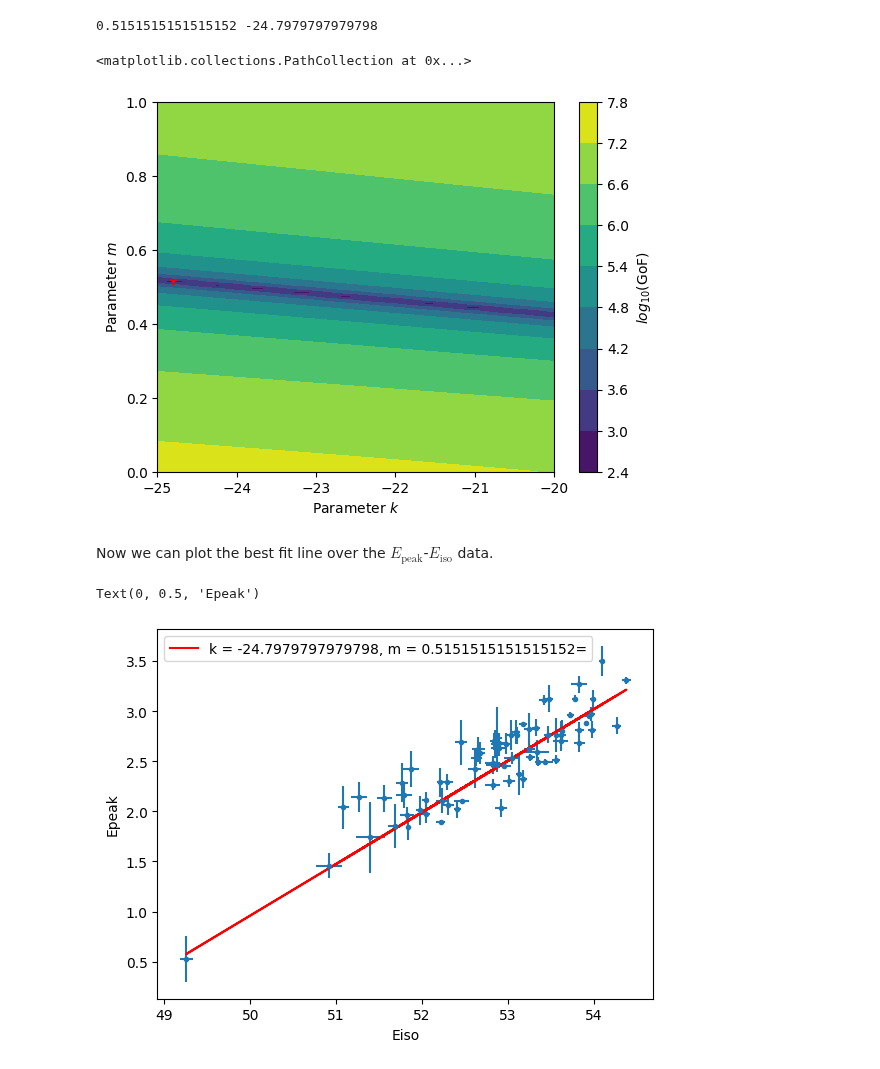
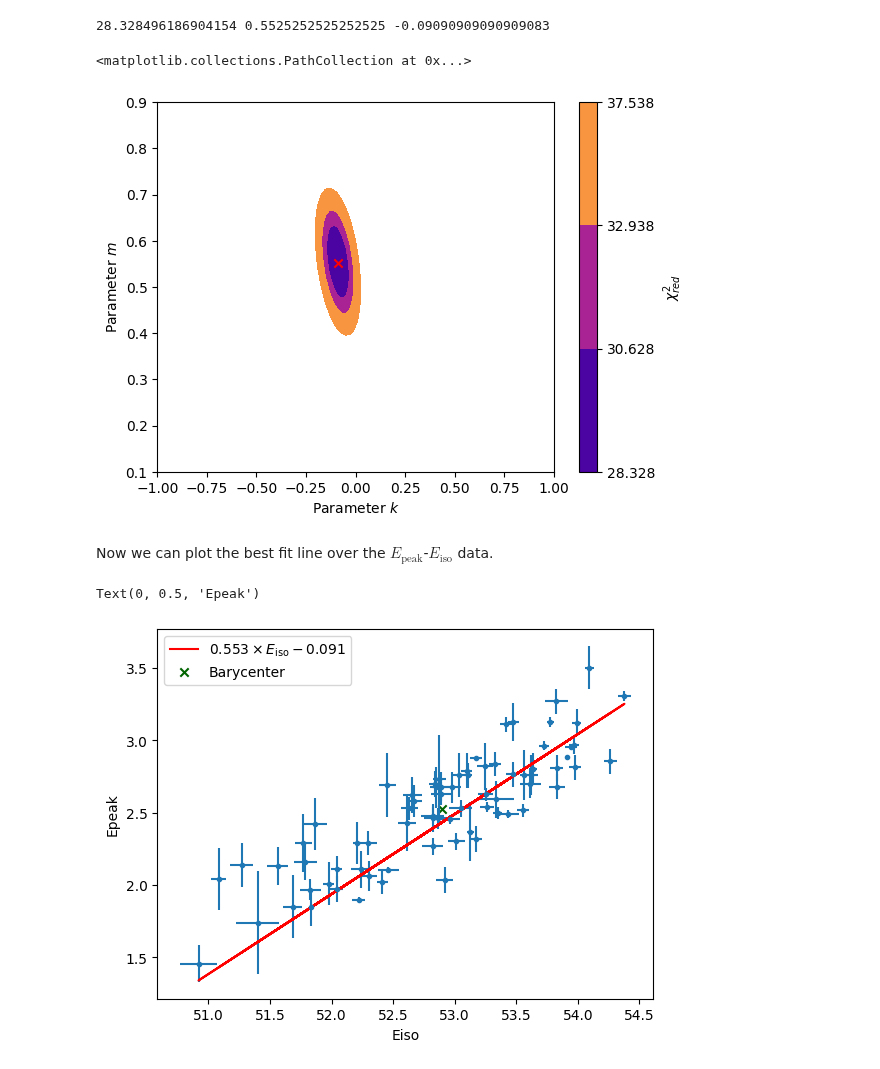
Before and after one commit to joanalnu/OAB-INAF, a Jupyter notebook: Epeak_Eiso_errors.ipynb, the cells around one changed output. Drawn from its saved outputs; the diff is of its cells as text; code cells hidden in the pictures.

Commit message:
update the explanation cells and code with only y-axis error approach, with sigma contours and implement the barycenter methodgit add Epeak_Eiso_errors.ipynbgit add Epeak_Eiso_errors.ipynb

```diff
--- a/Epeak_Eiso_errors.ipynb
+++ b/Epeak_Eiso_errors.ipynb
@@ -30,7 +33,7 @@ Now, by assuming that the errors are small (in comparison with the distance betw
 Epeak = np.log10(df['Epeak']) # keV
 Epeak_err = df['Epeak_err'] / (df['Epeak'] * np.log(10)) # correct error propagation
 
-Eiso = np.log10(get_float(df['Eiso'])) # ergs
+Eiso = np.log10(df['Eiso']) # ergs
 Eiso_err = df['Eiso_err'] / (df['Eiso'] * np.log(10))
 # %%
 plt.figure()
@@ -74,38 +94,51 @@ def gof(m,k,x=Eiso,y=Epeak,x_err=Eiso_err,y_err=Epeak_err):
+# %%
+k = np.linspace(-1.,1.,100) # using barycenter as origin of coordinates
+m = np.linspace(.1,.9,100) # slope of power-law must be positive (approximated with figure)
+
+# ensuring all data are defined as NumPy arrays
+Epeak = np.array(Epeak)
+Epeak_err = np.array(Epeak_err)
+Eiso = np.array(Eiso)
+Eiso_err = np.array(Eiso_err)
+
+# compute the barycenter of the data and correcting the coordinates of the data points
+xcm = np.sum(Eiso)/len(Eiso)
+ycm = np.sum(Epeak)/len(Epeak)
+Eiso_bc = Eiso-xcm
+Epeak_bc = Epeak-ycm
 # %%
-k = np.linspace(-25.,-20.,100) # inferred from previous scatter plot
-m = np.linspace(.0,1.,100) # slope of power-law must be positive
+G = np.zeros([len(m), len(k)])
+for i in range(len(m)):
+    for j in range(len(k)):
+        G[i,j] = reduced_chi_squared(m[i], k[j], x=Eiso_bc, y=Epeak_bc)
 
-G = np.zeros([len(m), len(k)])
-for i in range(len(k)):
-    for j in range(len(k)):
-        G[i][j] = gof(m[i],k[j])
+# extract best fit parameters
+minimum_chi_squared = np.min(G)
+m_index, k_index = np.unravel_index(np.argmin(G), G.shape)
+m_fit, k_fit = m[m_index], k[k_index]
+print(minimum_chi_squared, m_fit, k_fit)
+# %% [output]
+28.328496186904154 0.5525252525252525 -0.09090909090909083
 # %%
-# extract best fit parameters
-best_fit = np.argmin(G)
-m_index, k_index = np.unravel_index(best_fit, G.shape)
-m_fit, k_fit = m[m_index], k[k_index]
-print(m_fit, k_fit)
+plt.figure()
+plt.contourf(k, m, G, levels=[minimum_chi_squared, minimum_chi_squared + 2.3, minimum_chi_squared + 4.61, minimum_chi_squared + 9.21], cmap='plasma')
+plt.colorbar(label=r'$\chi_{red}^2$')
 
-plt.figure()
-plt.contourf(k,m,np.log10(G))
-plt.colorbar(label=r'$log_{10}(\text{GoF})$')
 plt.xlabel(r'Parameter $k$')
 plt.ylabel(r'Parameter $m$')
-plt.scatter(k_fit, m_fit, marker='1', c='r')
+plt.scatter(k_fit, m_fit, marker='x', c='r')
 # %% [output]
-0.5151515151515152 -24.7979797979798
+<matplotlib.collections.PathCollection at 0x...>
-<matplotlib.collections.PathCollection at 0x...>
-[figure, old version]
+[figure, new version]
 # %% [markdown]
 Now we can plot the best fit line over the $E_\text{peak}$-$E_\text{iso}$ data.
 # %%
 plt.figure()
 plt.errorbar(Eiso, Epeak, xerr=Eiso_err, yerr=Epeak_err, fmt='.')
-plt.plot(Eiso, k_fit+(Eiso*m_fit), color='r', label=f'k = {k_fit}, m = {m_fit}=')
+plt.plot(Eiso, ycm+k_fit+((Eiso-xcm)*m_fit), color='r', label=fr'${m_fit:.3f}\times E_\text{'{iso}'} {k_fit:.3f}$')
+plt.scatter(xcm, ycm, color='darkgreen', label='Barycenter', marker='x')
 
-plt.legend()
-plt.xlabel('Eiso')
-plt.ylabel('Epeak')
+plt.legend(); plt.xlabel('Eiso'); plt.ylabel('Epeak')
 # %% [output]
 Text(0, 0.5, 'Epeak')
-[figure, old version]
+[figure, new version]
```
Also changed, not shown: parts of 10 cells of this notebook.
